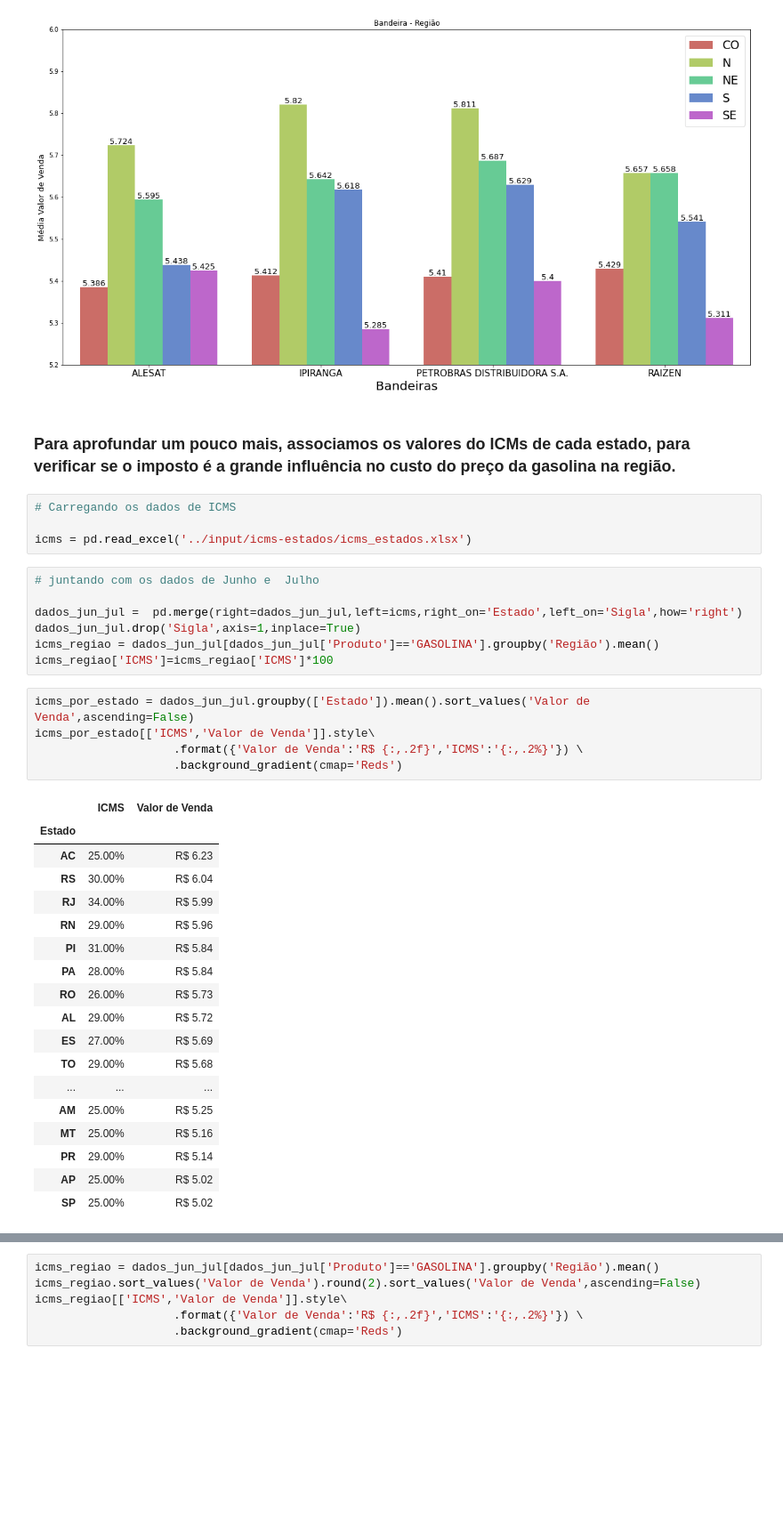
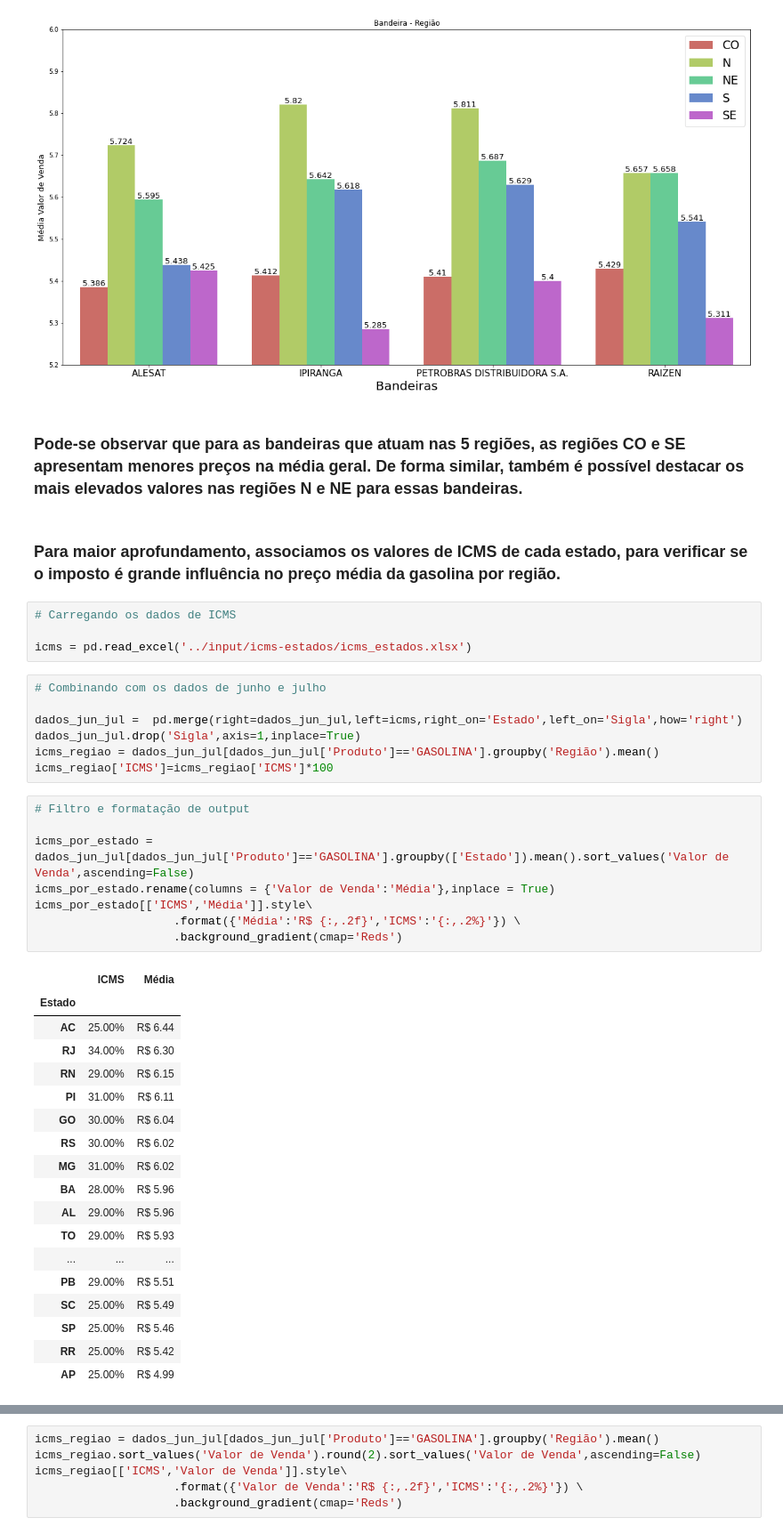
Before and after one commit to Mestevam1976/Projeto_Modulo_4_Resilia_Pandas_Data_Analytics, a Jupyter notebook: modulo-4-pandas-resilia.ipynb, the cells around one changed output, grey strips where cells are left out. Shown at 89% size. Saved outputs shown, nothing was run; the diff lists cells and outputs as text; blank space fills up the shorter version.

```diff
--- a/modulo-4-pandas-resilia.ipynb
+++ b/modulo-4-pandas-resilia.ipynb
@@ -1223,41 +1349,46 @@ for i in ax.patches:
                   textcoords='offset points')
 # %% [output]
 [figure]
+# %% [markdown]
+<h3> Pode-se observar que para as bandeiras que atuam nas 5 regiões, as regiões CO e SE apresentam menores preços na média geral. De forma similar, também é possível destacar os mais elevados valores nas regiões N e NE para essas bandeiras.</h3>
 # %% [markdown]
-<h3><b>Para aprofundar um pouco mais, associamos os valores do ICMs de cada estado, para verificar se o imposto é a grande influência no custo do preço da gasolina na região.</b></h3>
+<h3>Para maior aprofundamento, associamos os valores de ICMS de cada estado, para verificar se o imposto é grande influência no preço média da gasolina por região.</h3>
 # %%
 # Carregando os dados de ICMS
 
 icms = pd.read_excel('../input/icms-estados/icms_estados.xlsx')
 # %%
-# juntando com os dados de Junho e  Julho
+# Combinando com os dados de junho e julho
 
 dados_jun_jul =  pd.merge(right=dados_jun_jul,left=icms,right_on='Estado',left_on='Sigla',how='right')
 dados_jun_jul.drop('Sigla',axis=1,inplace=True)
 icms_regiao = dados_jun_jul[dados_jun_jul['Produto']=='GASOLINA'].groupby('Região').mean()
 icms_regiao['ICMS']=icms_regiao['ICMS']*100
 # %%
-icms_por_estado = dados_jun_jul.groupby(['Estado']).mean().sort_values('Valor de Venda',ascending=False)
-icms_por_estado[['ICMS','Valor de Venda']].style\
-                    .format({'Valor de Venda':'R$ {:,.2f}','ICMS':'{:,.2%}'}) \
+# Filtro e formatação de output
+
+icms_por_estado = dados_jun_jul[dados_jun_jul['Produto']=='GASOLINA'].groupby(['Estado']).mean().sort_values('Valor de Venda',ascending=False)
+icms_por_estado.rename(columns = {'Valor de Venda':'Média'},inplace = True)
+icms_por_estado[['ICMS','Média']].style\
+                    .format({'Média':'R$ {:,.2f}','ICMS':'{:,.2%}'}) \
                     .background_gradient(cmap='Reds')
 # %% [output]
-|  | ICMS | Valor de Venda |
+|  | ICMS | Média |
 | Estado |  |  |
-| AC | 25.00% | R$ 6.23 |
-| RS | 30.00% | R$ 6.04 |
-| RJ | 34.00% | R$ 5.99 |
-| RN | 29.00% | R$ 5.96 |
-| PI | 31.00% | R$ 5.84 |
-| PA | 28.00% | R$ 5.84 |
-| RO | 26.00% | R$ 5.73 |
-| AL | 29.00% | R$ 5.72 |
-| ES | 27.00% | R$ 5.69 |
-| TO | 29.00% | R$ 5.68 |
+| AC | 25.00% | R$ 6.44 |
+| RJ | 34.00% | R$ 6.30 |
+| RN | 29.00% | R$ 6.15 |
+| PI | 31.00% | R$ 6.11 |
+| GO | 30.00% | R$ 6.04 |
+| RS | 30.00% | R$ 6.02 |
+| MG | 31.00% | R$ 6.02 |
+| BA | 28.00% | R$ 5.96 |
+| AL | 29.00% | R$ 5.96 |
+| TO | 29.00% | R$ 5.93 |
 | ... | ... | ... |
-| AM | 25.00% | R$ 5.25 |
-| MT | 25.00% | R$ 5.16 |
-| PR | 29.00% | R$ 5.14 |
-| AP | 25.00% | R$ 5.02 |
-| SP | 25.00% | R$ 5.02 |
+| PB | 29.00% | R$ 5.51 |
+| SC | 25.00% | R$ 5.49 |
+| SP | 25.00% | R$ 5.46 |
+| RR | 25.00% | R$ 5.42 |
+| AP | 25.00% | R$ 4.99 |
 # %% [markdown]
```
Also changed, not shown: parts of 102 cells of this notebook.
